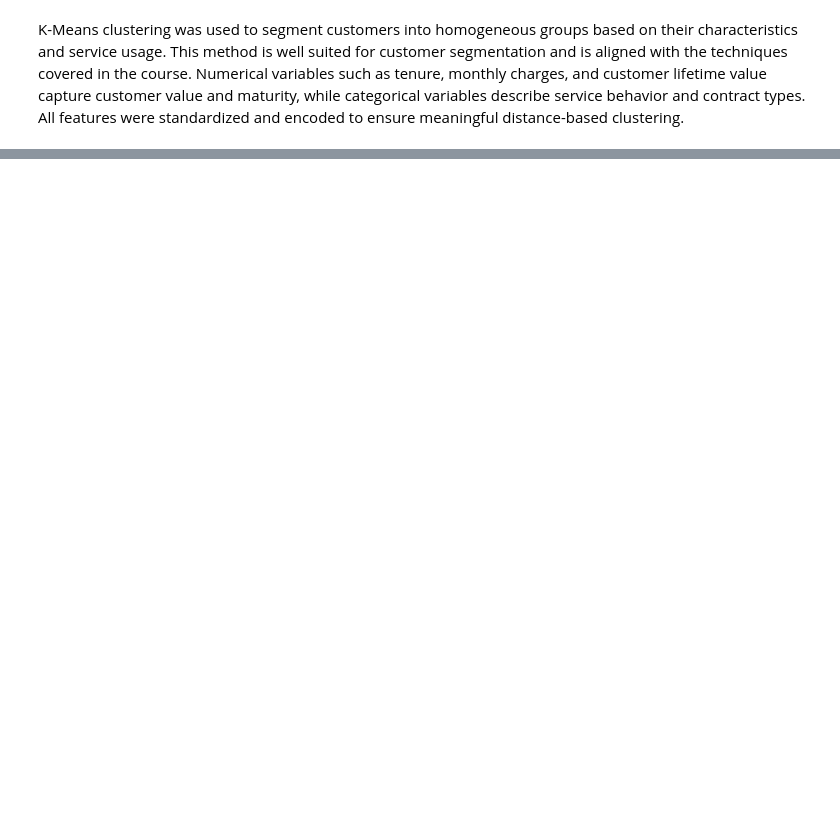
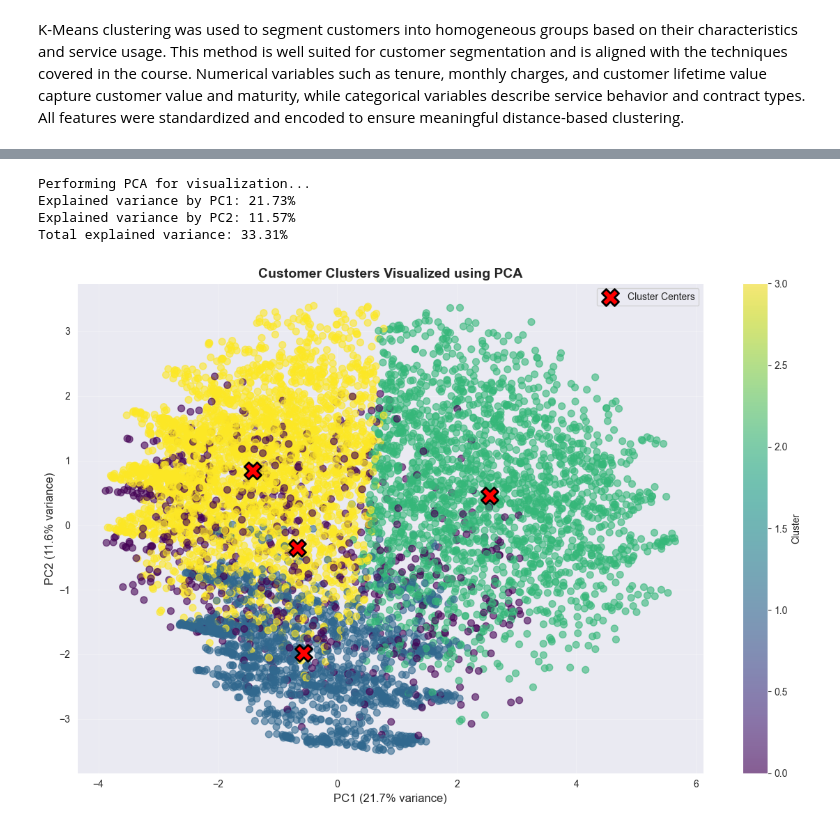
Before and after one commit to AdrienDuval/Customer-Churn-Analysis-and-Segmentation-in-a-Telecom, a Jupyter notebook: notebooks/04_unsupervised.ipynb, the cells around one changed output, grey strips where cells are left out. Cells and saved outputs as stored; diff of their text form; code cells hidden in the pictures; blank space fills up the shorter version.

```diff
--- a/notebooks/04_unsupervised.ipynb
+++ b/notebooks/04_unsupervised.ipynb
@@ -113,0 +307,34 @@ NameError: name 'X_cluster_prepared' is not defined
+# %%
+print("\nPerforming PCA for visualization...")
+pca = PCA(n_components=2)
+X_pca = pca.fit_transform(X_scaled)
+
+explained_var = pca.explained_variance_ratio_
+print(f"Explained variance by PC1: {explained_var[0]:.2%}")
+print(f"Explained variance by PC2: {explained_var[1]:.2%}")
+print(f"Total explained variance: {explained_var.sum():.2%}")
+
+# Plot PCA
+plt.figure(figsize=(12, 8))
+scatter = plt.scatter(X_pca[:, 0], X_pca[:, 1], c=clusters,
+                     cmap='viridis', alpha=0.6, s=50)
+plt.xlabel(f'PC1 ({explained_var[0]:.1%} variance)', fontsize=12)
+plt.ylabel(f'PC2 ({explained_var[1]:.1%} variance)', fontsize=12)
+plt.title('Customer Clusters Visualized using PCA', fontsize=14, fontweight='bold')
+plt.colorbar(scatter, label='Cluster')
+
+# Plot cluster centers
+centers_pca = pca.transform(kmeans_final.cluster_centers_)
+plt.scatter(centers_pca[:, 0], centers_pca[:, 1],
+           c='red', marker='X', s=300, edgecolors='black', linewidths=2,
+           label='Cluster Centers')
+plt.legend(fontsize=10)
+plt.grid(True, alpha=0.3)
+plt.tight_layout()
+plt.show()
+# %% [output]
+Performing PCA for visualization...
+Explained variance by PC1: 21.73%
+Explained variance by PC2: 11.57%
+Total explained variance: 33.31%
+[figure, added]
```
Also changed, not shown: parts of 23 cells of this notebook.
